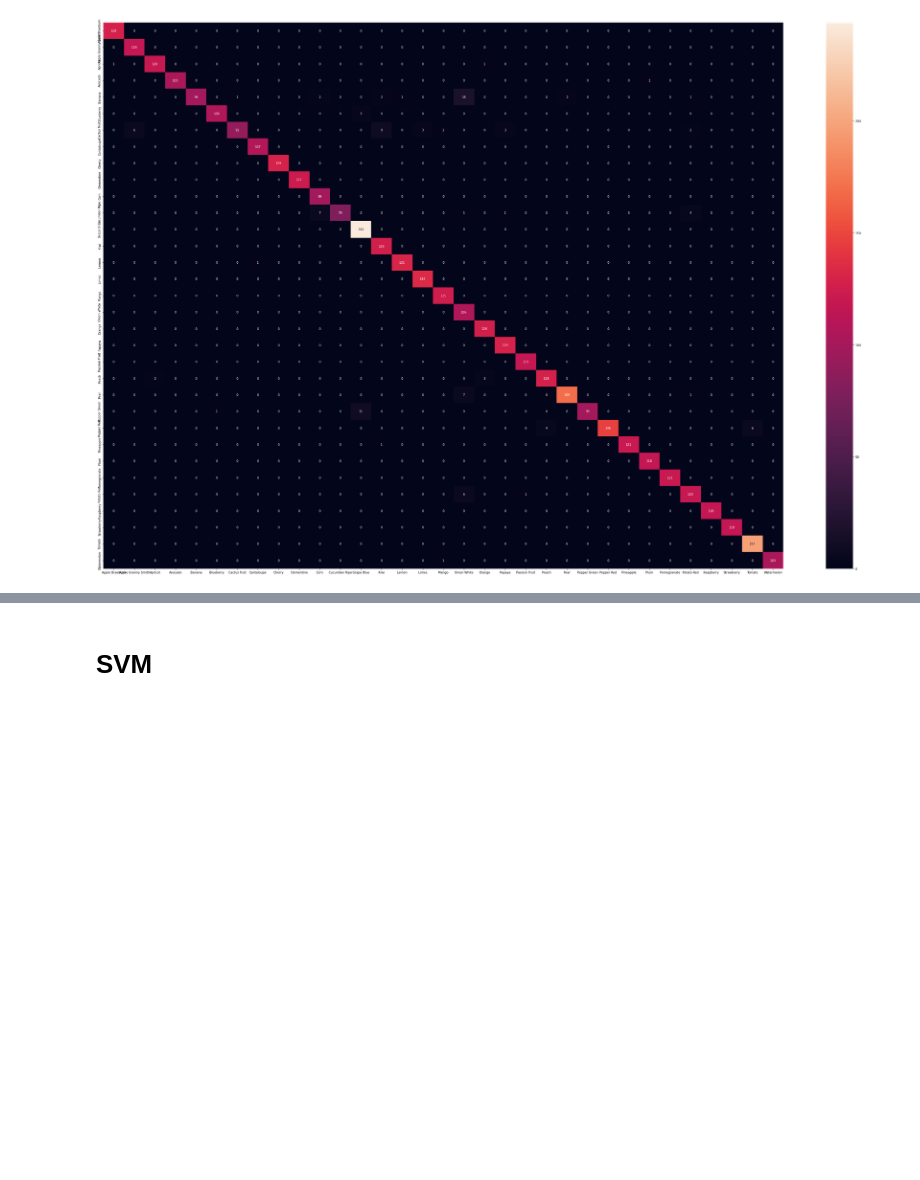
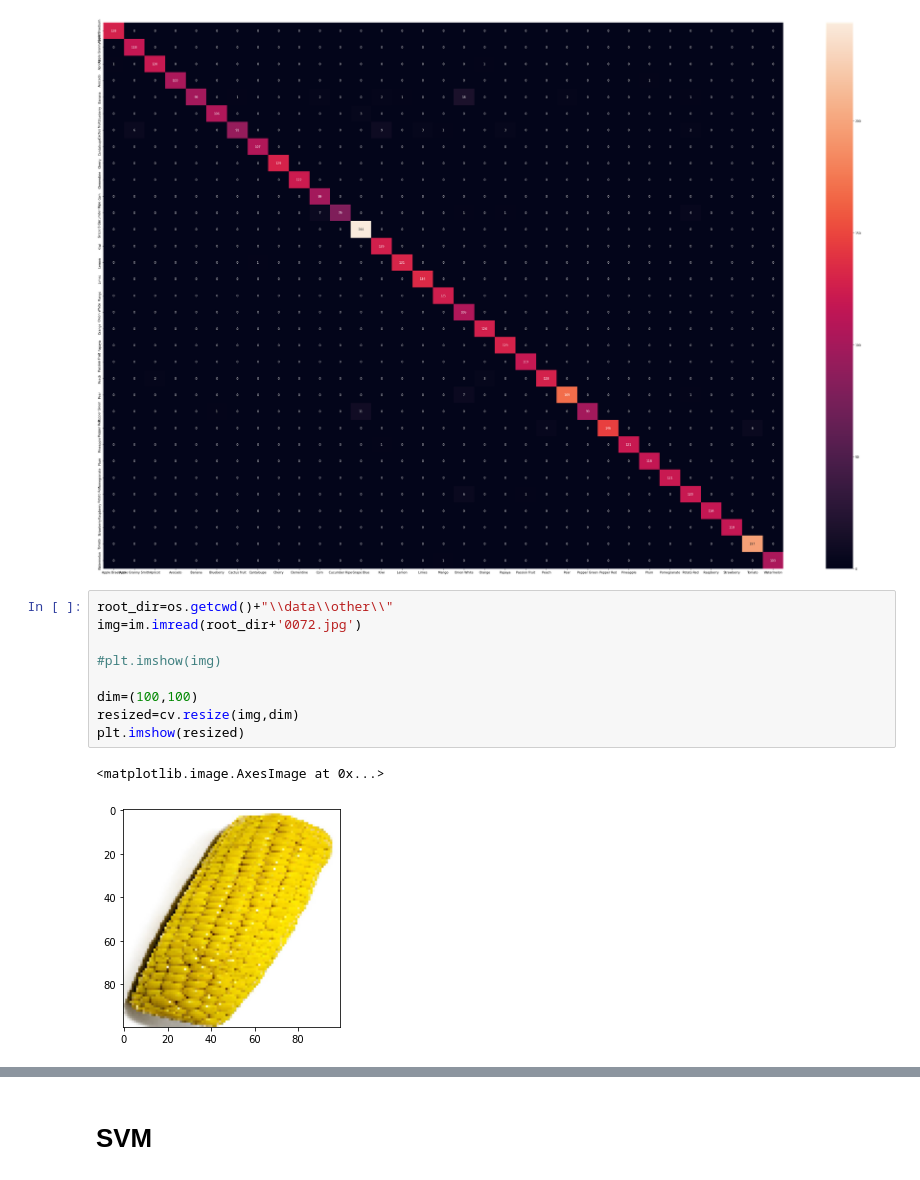
Before and after one commit to flomSStaar/IA-FruitRecognition, a Jupyter notebook: Fruit recognition.ipynb, the cells around one changed output, grey strips where cells are left out. Saved outputs shown, nothing was run; the diff lists cells and outputs as text; blank space fills up the shorter version.

Commit message:
Modification du notebook pour faire des tests avec d'autres images

```diff
--- a/Fruit recognition.ipynb
+++ b/Fruit recognition.ipynb
@@ -197,3 +201,15 @@ ax.set_yticklabels(categories)
  Text(0, 31.5, 'Tomato'),
  Text(0, 32.5, 'Watermelon')]
 [figure]
+# %%
+root_dir=os.getcwd()+"\\data\\other\\"
+img=im.imread(root_dir+'0072.jpg')
+
+#plt.imshow(img)
+
+dim=(100,100)
+resized=cv.resize(img,dim)
+plt.imshow(resized)
+# %% [output]
+<matplotlib.image.AxesImage at 0x...>
+[figure, added]
```
Also changed, not shown: parts of 9 cells of this notebook, 5 other files.
